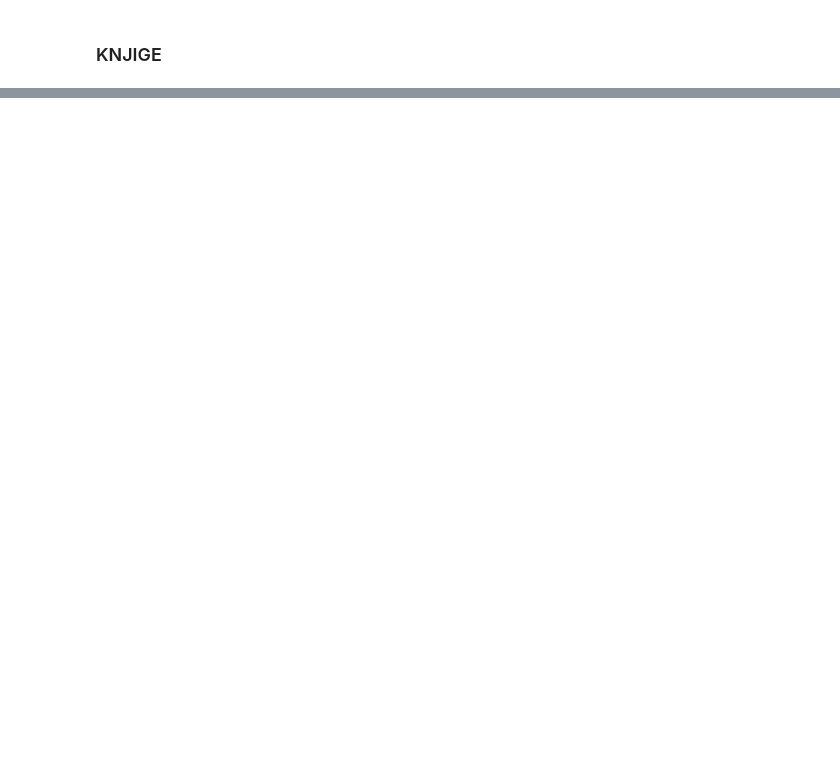
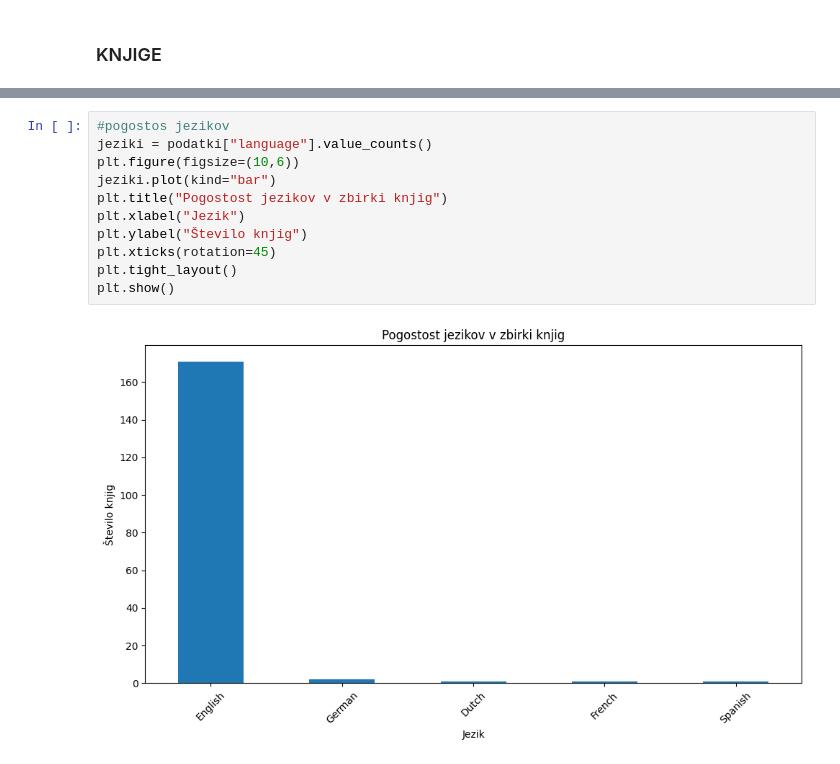
Before and after one commit to kajzrca/UVP-projekt, a Jupyter notebook: KNJIGE.ipynb, the cells around one changed output, grey strips where cells are left out. Saved outputs shown, nothing was run; the diff lists cells and outputs as text; blank space fills up the shorter version.

```diff
--- a/KNJIGE.ipynb
+++ b/KNJIGE.ipynb
@@ -50,0 +54,13 @@ podatki[['author', 'release_date', 'reading_level']]
+# %%
+#pogostos jezikov
+jeziki = podatki["language"].value_counts()
+plt.figure(figsize=(10,6))
+jeziki.plot(kind="bar")
+plt.title("Pogostost jezikov v zbirki knjig")
+plt.xlabel("Jezik")
+plt.ylabel("Število knjig")
+plt.xticks(rotation=45)
+plt.tight_layout()
+plt.show()
+# %% [output]
+[figure, added]
```
Also changed, not shown: parts of 7 cells of this notebook.
